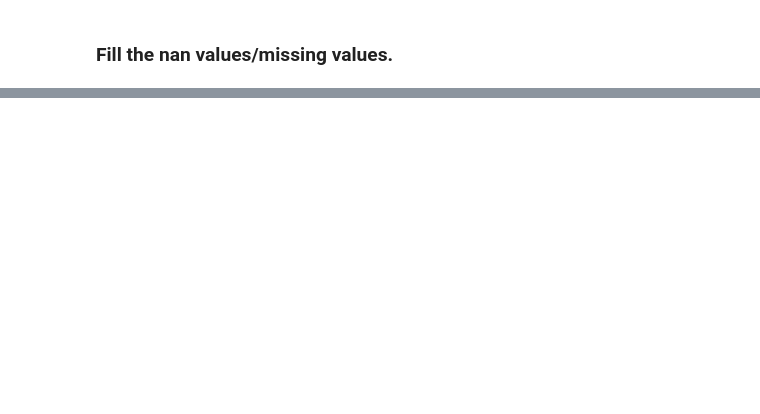
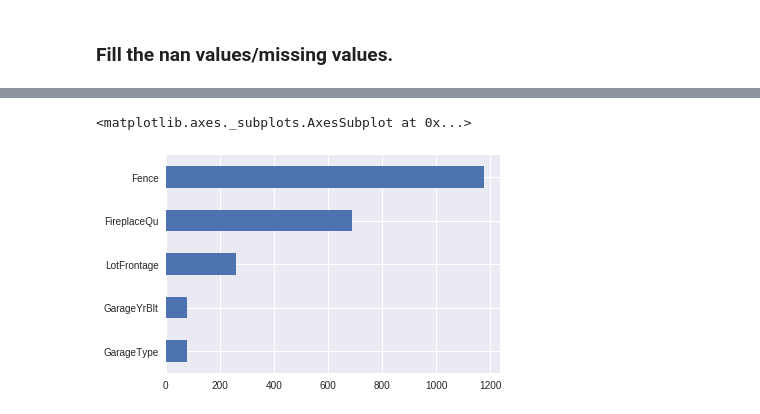
Before and after one commit to shammer83/Housing_pricing, a Jupyter notebook: ipynb/00 - Data_Cleaning.ipynb, the cells around one changed output, grey strips where cells are left out. Cells and saved outputs as stored; diff of their text form; code cells hidden in the pictures; blank space fills up the shorter version.

```diff
--- a/ipynb/00 - Data_Cleaning.ipynb
+++ b/ipynb/00 - Data_Cleaning.ipynb
@@ -128,0 +92,2 @@ for col in df_housing.columns:
+# %%
+df_housing.drop(labels = ['PoolQC', 'MiscFeature', 'Alley'] , axis = 1, inplace = True)
@@ -128,0 +96,5 @@ for col in df_housing.columns:
+# %%
+cols_w_nulls.remove('Alley')
+cols_w_nulls.remove('PoolQC')
+cols_w_nulls.remove('MiscFeature')
+cols_w_nulls # without Alley, PoolQC, and MiscFeature
@@ -128,0 +118,5 @@ for col in df_housing.columns:
+# %%
+df_housing[cols_w_nulls].isnull().sum().nlargest(5).sort_values(ascending = True).plot(kind = 'barh')
+# %% [output]
+<matplotlib.axes._subplots.AxesSubplot at 0x...>
+[figure, added]
```
Also changed, not shown: parts of 41 cells of this notebook, 1 other file.
